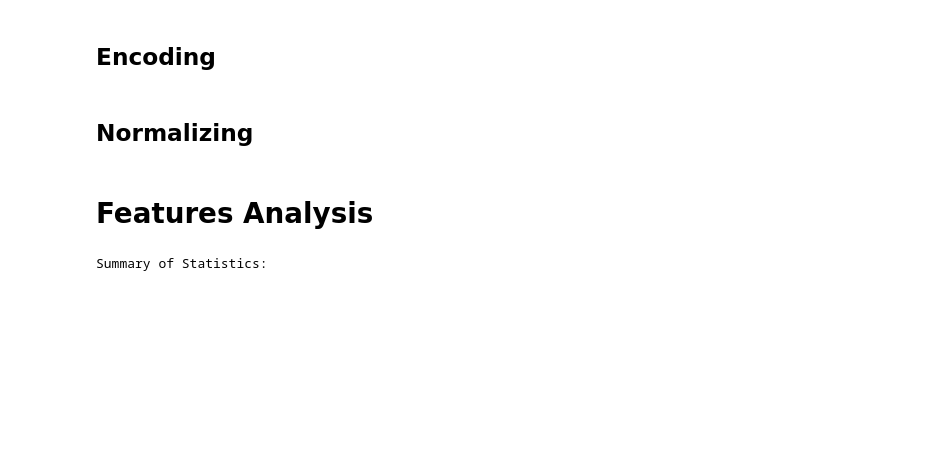
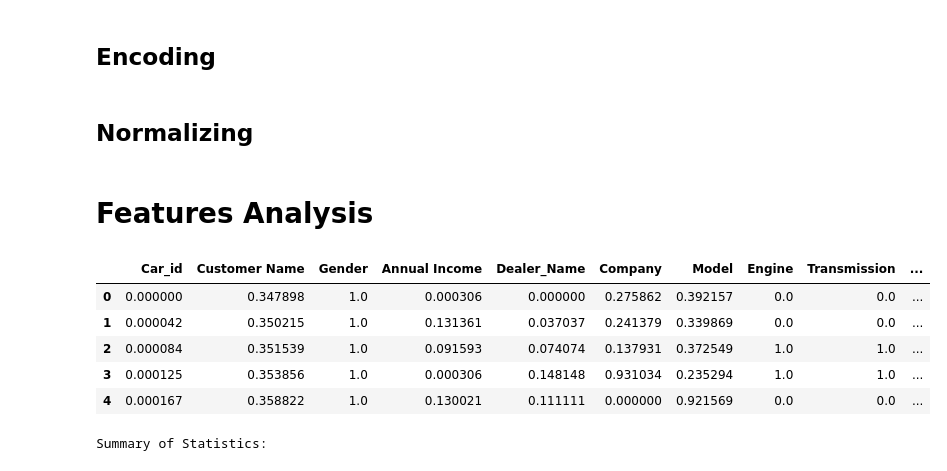
Before and after one commit to YapWH/EZAutoMate, a Jupyter notebook: Statistic.ipynb, the cells around one changed output. Drawn from its saved outputs; the diff is of its cells as text; code cells hidden in the pictures; blank space fills up the shorter version.

```diff
--- a/Statistic.ipynb
+++ b/Statistic.ipynb
@@ -223,6 +223,15 @@ for i in range(len(num_columns)):
     data[num_columns[i]] = scaler.fit_transform(data[num_columns[i]].values.reshape(-1, 1))
 # %% [markdown]
 # Features Analysis
+# %%
+data.head()
+# %% [output]
+|  | Car_id | Customer Name | Gender | Annual Income | Dealer_Name | Company | Model | Engine | Transmission | ... |
+| 0 | 0.000000 | 0.347898 | 1.0 | 0.000306 | 0.000000 | 0.275862 | 0.392157 | 0.0 | 0.0 | ... |
+| 1 | 0.000042 | 0.350215 | 1.0 | 0.131361 | 0.037037 | 0.241379 | 0.339869 | 0.0 | 0.0 | ... |
+| 2 | 0.000084 | 0.351539 | 1.0 | 0.091593 | 0.074074 | 0.137931 | 0.372549 | 1.0 | 1.0 | ... |
+| 3 | 0.000125 | 0.353856 | 1.0 | 0.000306 | 0.148148 | 0.931034 | 0.235294 | 1.0 | 1.0 | ... |
+| 4 | 0.000167 | 0.358822 | 1.0 | 0.130021 | 0.111111 | 0.000000 | 0.921569 | 0.0 | 0.0 | ... |
 # %%
 summary_stats = data.describe()
 
```
Also changed, not shown: parts of 8 cells of this notebook.
